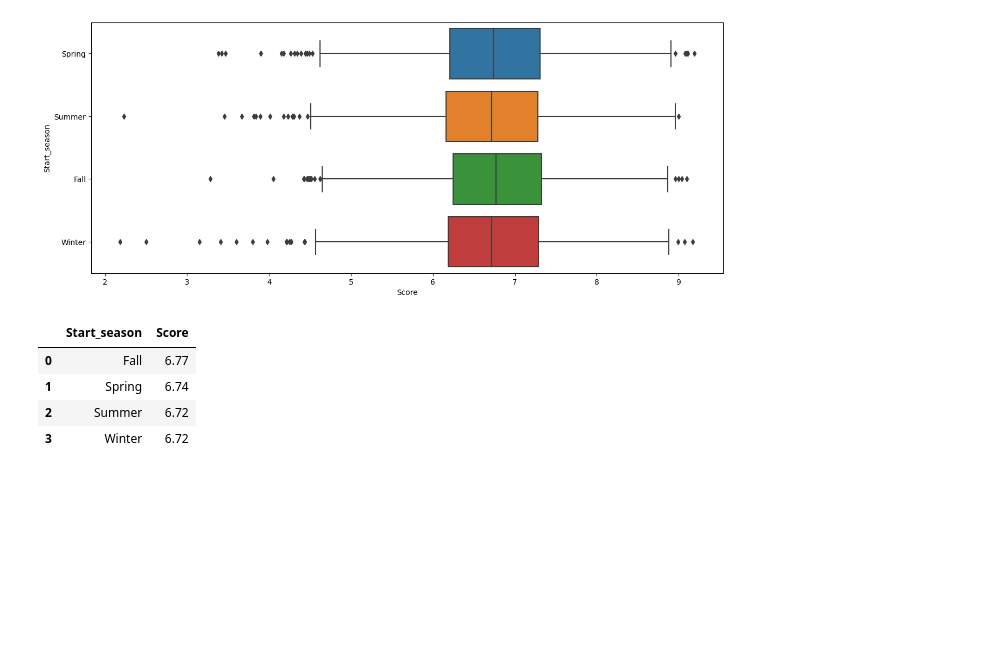
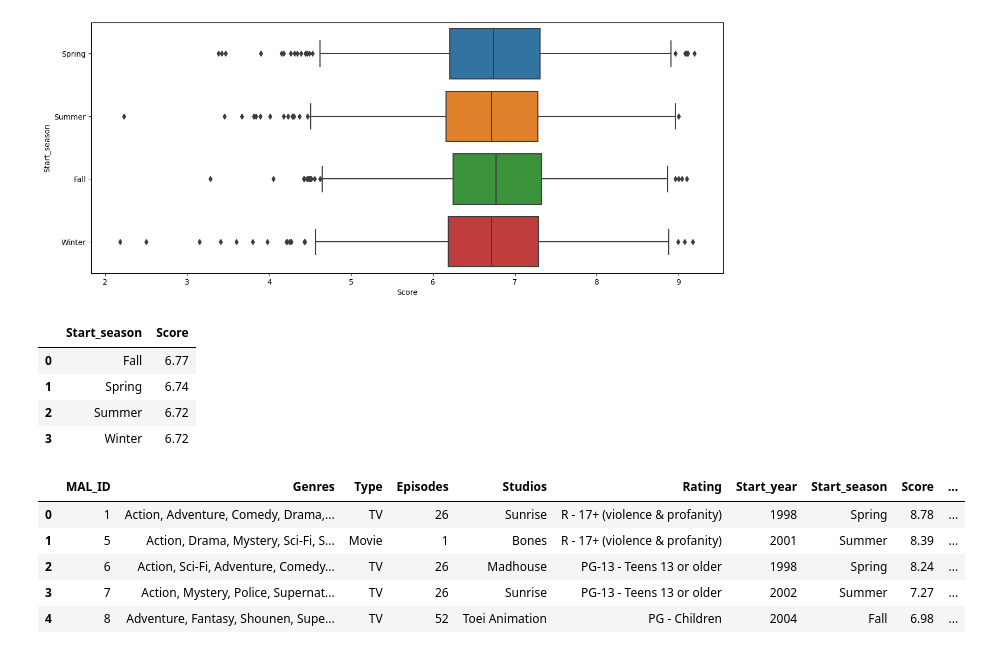
Before and after one commit to Cgarciaz/Machine_Learning, a Jupyter notebook: src/notebooks/EDA_anime.ipynb, the cells around one changed output. Saved outputs shown, nothing was run; the diff lists cells and outputs as text; code cells hidden in the pictures; blank space fills up the shorter version.

```diff
--- a/src/notebooks/EDA_anime.ipynb
+++ b/src/notebooks/EDA_anime.ipynb
@@ -757,5 +781,14 @@ df_score_season
 | 1 | Spring | 6.74 |
 | 2 | Summer | 6.72 |
 | 3 | Winter | 6.72 |
+# %%
+df_anime_2.head(5)
+# %% [output]
+|  | MAL_ID | Genres | Type | Episodes | Studios | Rating | Start_year | Start_season | Score | ... |
+| 0 | 1 | Action, Adventure, Comedy, Drama,... | TV | 26 | Sunrise | R - 17+ (violence & profanity) | 1998 | Spring | 8.78 | ... |
+| 1 | 5 | Action, Drama, Mystery, Sci-Fi, S... | Movie | 1 | Bones | R - 17+ (violence & profanity) | 2001 | Summer | 8.39 | ... |
+| 2 | 6 | Action, Sci-Fi, Adventure, Comedy... | TV | 26 | Madhouse | PG-13 - Teens 13 or older | 1998 | Spring | 8.24 | ... |
+| 3 | 7 | Action, Mystery, Police, Supernat... | TV | 26 | Sunrise | PG-13 - Teens 13 or older | 2002 | Summer | 7.27 | ... |
+| 4 | 8 | Adventure, Fantasy, Shounen, Supe... | TV | 52 | Toei Animation | PG - Children | 2004 | Fall | 6.98 | ... |
 # %%
 df_anime_2.to_csv(path + "data/processed/anime.csv")
```
Also changed, not shown: parts of 12 cells of this notebook.
